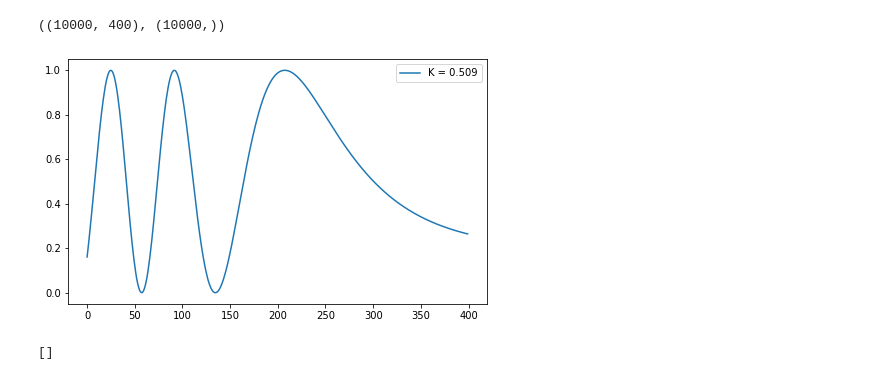
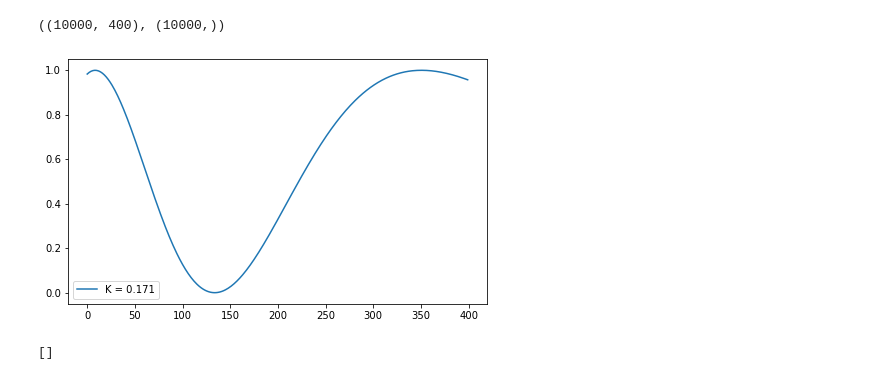
Before and after one commit to alozar-si/ml-naloga-3, a Jupyter notebook: Introduction01-Getting_started.ipynb, the cells around one changed output. Saved outputs shown, nothing was run; the diff lists cells and outputs as text; code cells hidden in the pictures.

```diff
--- a/Introduction01-Getting_started.ipynb
+++ b/Introduction01-Getting_started.ipynb
@@ -29,13 +28,13 @@ X.shape, Y.shape
 # %% [output]
 ((10000, 400), (10000,))
 # %%
-idx = 10
+idx = 11
 plt.figure(figsize=(7.5, 4.5))
 plt.plot(X[idx, :], label='K = %0.3g' %Y[idx])
 plt.legend()
 plt.show()
 # %% [output]
-[figure, old version]
+[figure, new version]
 # %%
 from tensorflow.python.client import device_lib
 
```
Also changed, not shown: parts of 23 cells of this notebook, 1 other file.
